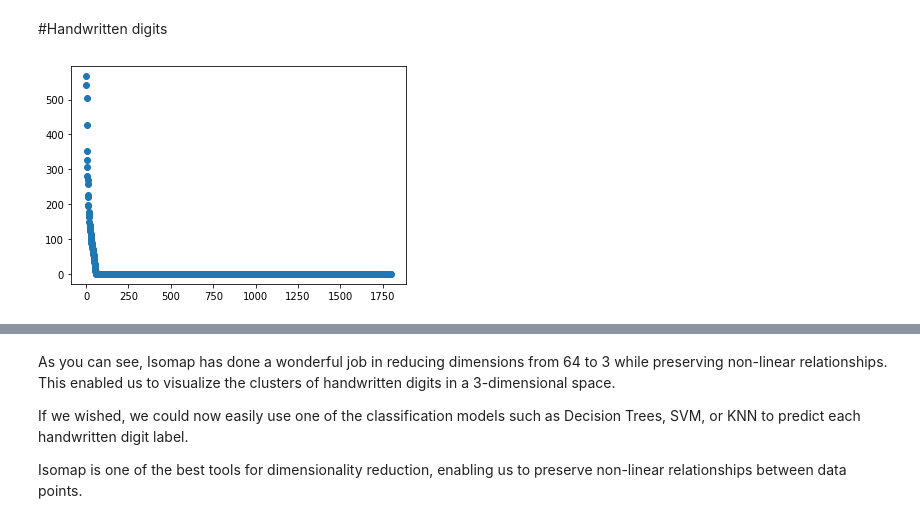
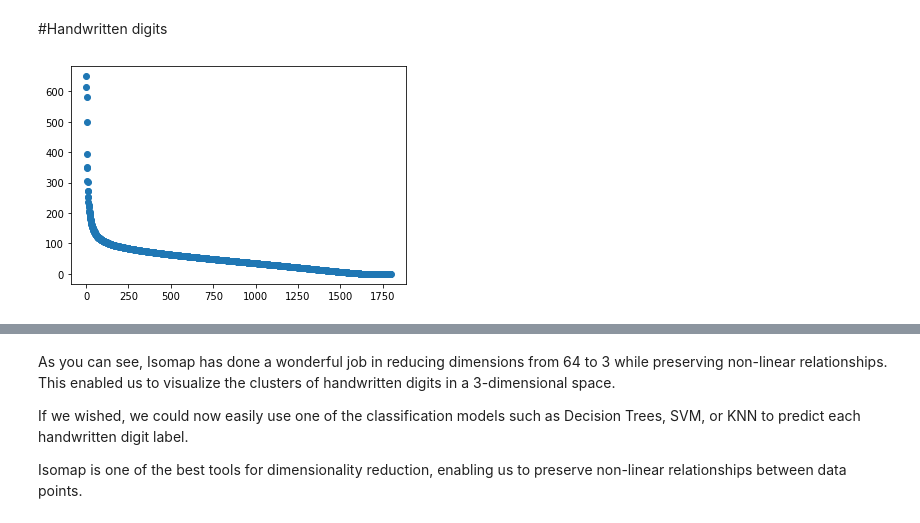
Before and after one commit to yexf308/AdvancedMachineLearning, a Jupyter notebook: Manifold_learning_Isomap.ipynb, the cells around one changed output, grey strips where cells are left out. Cells and saved outputs as stored; diff of their text form; code cells hidden in the pictures.

```diff
--- a/Manifold_learning_Isomap.ipynb
+++ b/Manifold_learning_Isomap.ipynb
@@ -181,10 +188,10 @@ for i in range(N):
     L[i,j]=norm(X[i]-X[j])
 # %%
 d=3
-eps=80
+eps=60
 Z = IsoMap(L,d,eps)
 # %% [output]
-[figure, old version]
+[figure, new version]
 # %%
 fig = px.scatter_3d(None,
                     x=Z[:,0], y=Z[:,1], z=Z[:,2],
```
Also changed, not shown: parts of 6 cells of this notebook.
